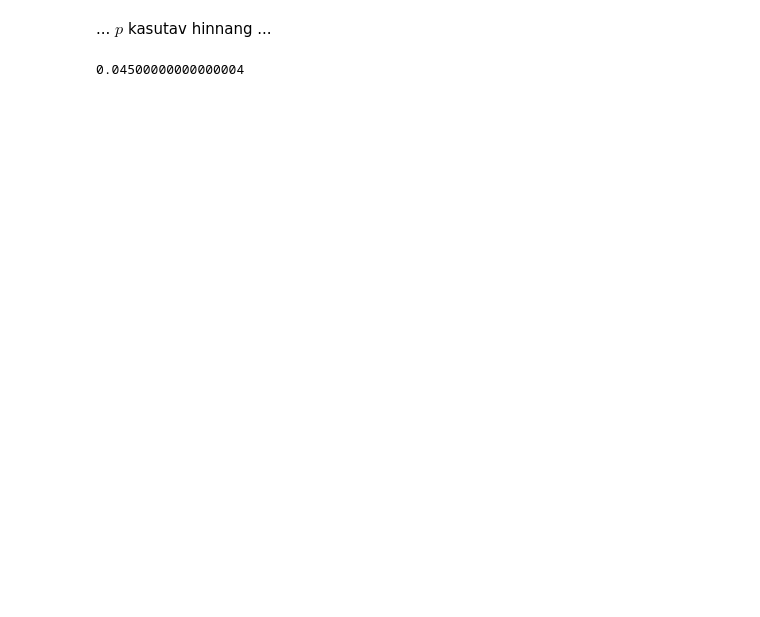
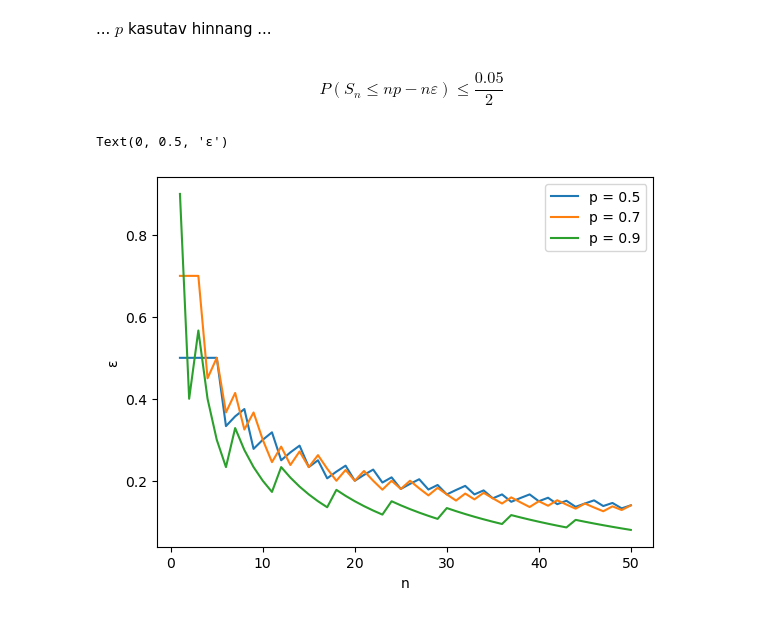
Before and after one commit to mart-mihkel/mudelite_hindamine, a Jupyter notebook: hoefdding.ipynb, the cells around one changed output. Cells and saved outputs as stored; diff of their text form; code cells hidden in the pictures; blank space fills up the shorter version.

```diff
--- a/hoefdding.ipynb
+++ b/hoefdding.ipynb
@@ -40,9 +40,19 @@ Text(0, 0.5, 'ɛ')
 # %% [markdown]
 ... $p$ kasutav hinnang ...
+# %% [markdown]
+\begin{equation*}
+    P ( S_n \leq np - n \varepsilon ) \leq \frac{ 0.05 }{ 2 }
+\end{equation*}
 # %%
-p = 0.9
-n = 200
+n = np.arange(1, 51)
+ps = np.array([0.5, 0.7, 0.9])
 
-p - binom.ppf(q=0.025, p=p, n=n) / n
+for p in ps:
+    plt.plot(n, p - binom.ppf(q=0.025, p=p, n=n) / n)
+
+plt.legend([f'p = {p}' for p in ps])
+plt.xlabel('n')
+plt.ylabel('ɛ')
 # %% [output]
-0.04500000000000004
+Text(0, 0.5, 'ɛ')
+[figure, added]
```
Also changed, not shown: parts of 2 cells of this notebook.
